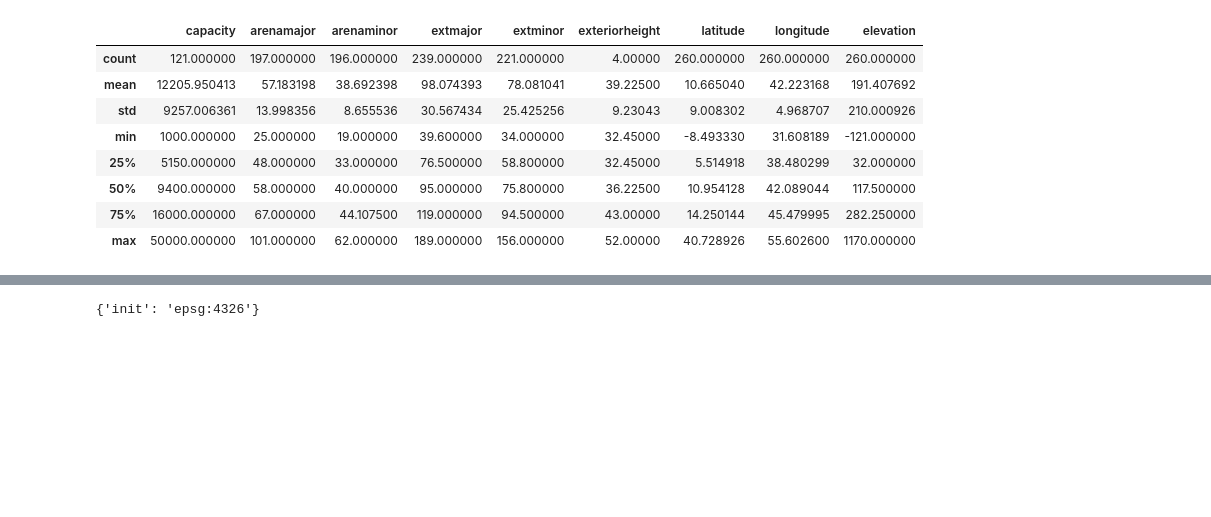
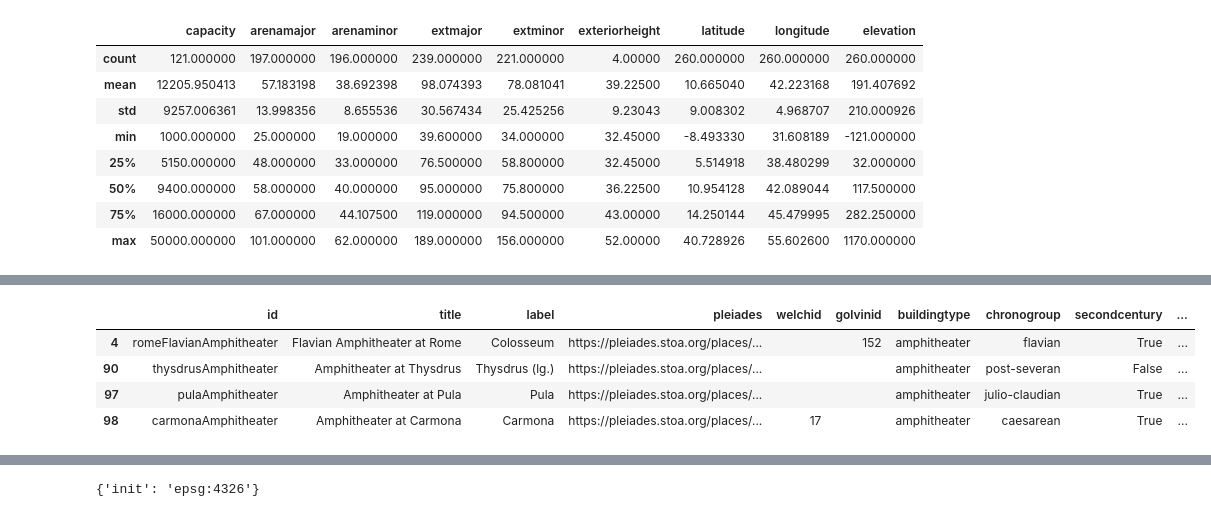
Before and after one commit to sfsheath/roman-amphitheaters, a Jupyter notebook: utility.ipynb, the cells around one changed output, grey strips where cells are left out. Saved outputs shown, nothing was run; the diff lists cells and outputs as text; code cells hidden in the pictures; blank space fills up the shorter version.

```diff
--- a/utility.ipynb
+++ b/utility.ipynb
@@ -166,0 +175,9 @@ pd.read_csv("roman-amphitheaters.csv", quoting = 2).describe()
+# %%
+# which have heights
+rdf[rdf.exteriorheight > 0]
+# %% [output]
+|  | id | title | label | pleiades | welchid | golvinid | buildingtype | chronogroup | secondcentury | ... |
+| 4 | romeFlavianAmphitheater | Flavian Amphitheater at Rome | Colosseum | https://pleiades.stoa.org/places/... |  | 152 | amphitheater | flavian | True | ... |
+| 90 | thysdrusAmphitheater | Amphitheater at Thysdrus | Thysdrus (lg.) | https://pleiades.stoa.org/places/... |  |  | amphitheater | post-severan | False | ... |
+| 97 | pulaAmphitheater | Amphitheater at Pula | Pula | https://pleiades.stoa.org/places/... |  |  | amphitheater | julio-claudian | True | ... |
+| 98 | carmonaAmphitheater | Amphitheater at Carmona | Carmona | https://pleiades.stoa.org/places/... | 17 |  | amphitheater | caesarean | True | ... |
```
Also changed, not shown: parts of 15 cells of this notebook, 1 other file.
